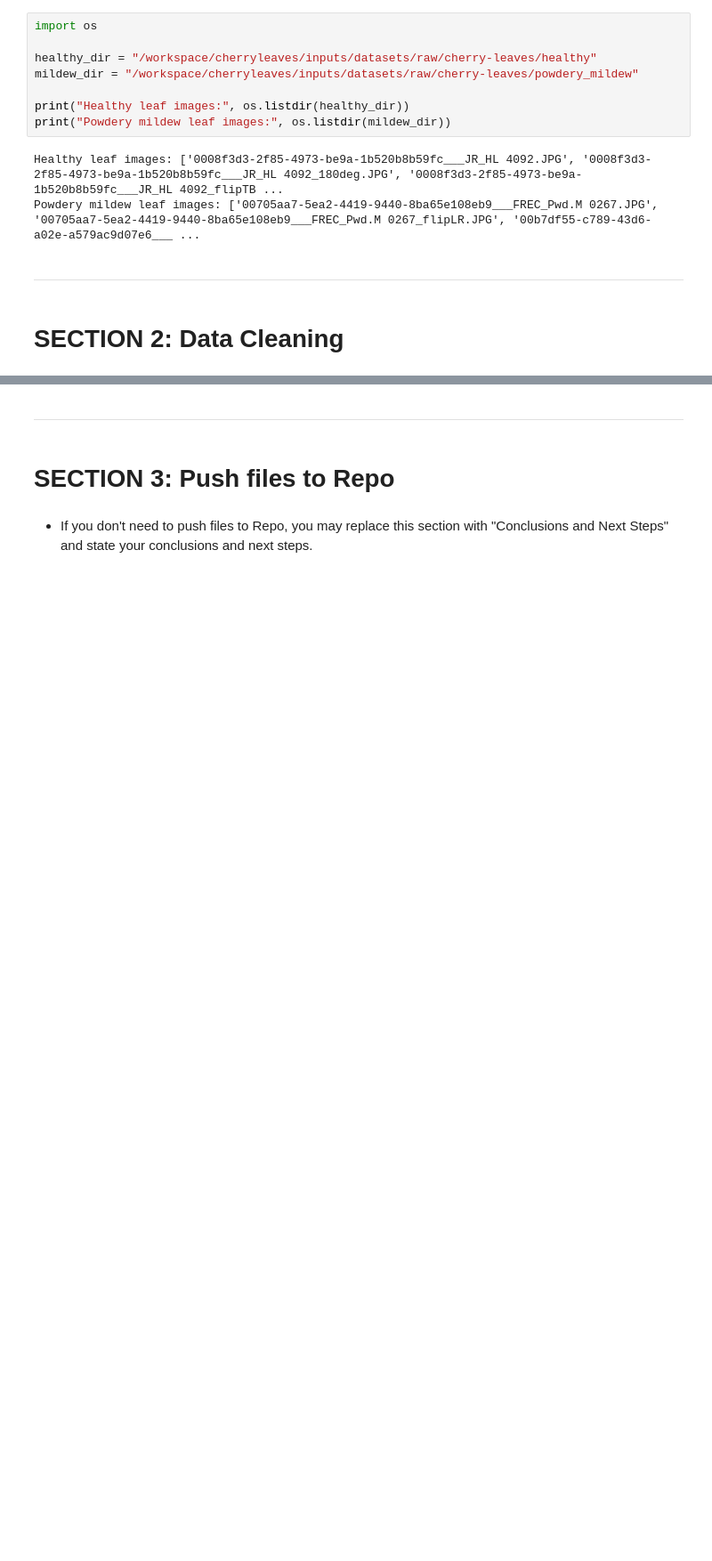
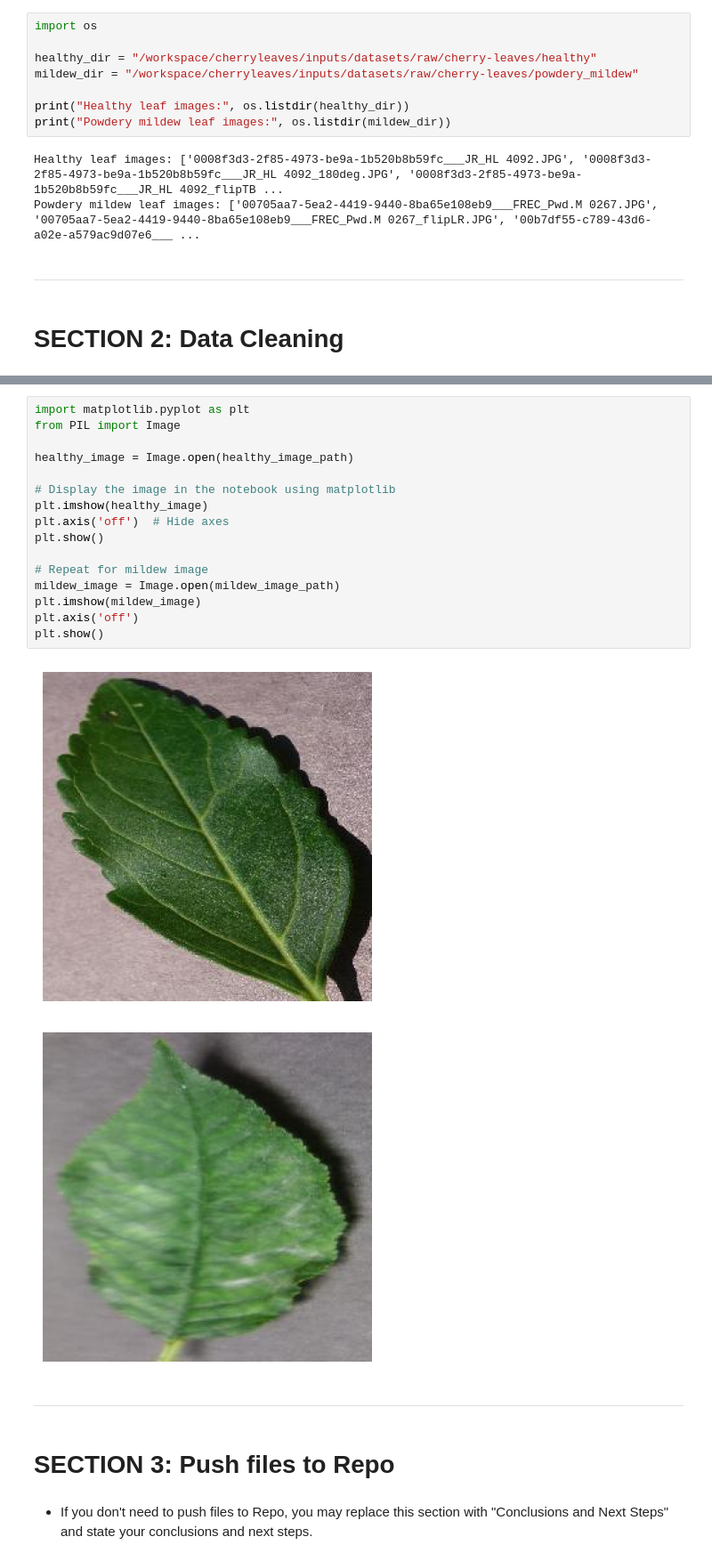
Before and after one commit to NorfolkTate/cherryleaves, a Jupyter notebook: jupyter_notebooks/Notebook_Template.ipynb, the cells around one changed output, grey strips where cells are left out. Shown at 89% size. Drawn from its saved outputs; the diff is of its cells as text; blank space fills up the shorter version.

Commit message:
add data cleaning and inspection step in jupyter notebook

```diff
--- a/jupyter_notebooks/Notebook_Template.ipynb
+++ b/jupyter_notebooks/Notebook_Template.ipynb
@@ -135,3 +163,22 @@ Powdery mildew leaf images: ['00705aa7-5ea2-4419-9440-8ba65e108eb9___FREC_Pwd.M
+# %%
+import matplotlib.pyplot as plt
+from PIL import Image
+
+healthy_image = Image.open(healthy_image_path)
+
+# Display the image in the notebook using matplotlib
+plt.imshow(healthy_image)
+plt.axis('off')  # Hide axes
+plt.show()
+
+# Repeat for mildew image
+mildew_image = Image.open(mildew_image_path)
+plt.imshow(mildew_image)
+plt.axis('off')
+plt.show()
+# %% [output]
+[figure, added]
+[figure, added]
 # %% [markdown]
 ---
 # %% [markdown]
```
Also changed, not shown: parts of 4 cells of this notebook.
